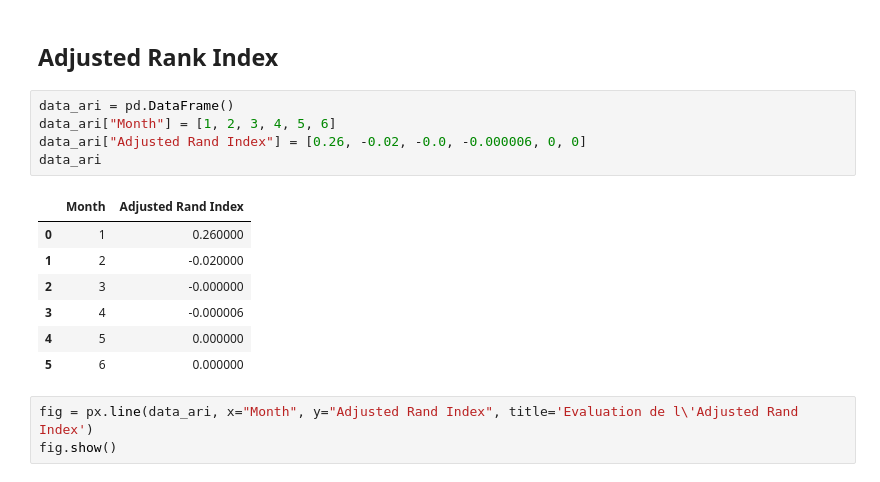
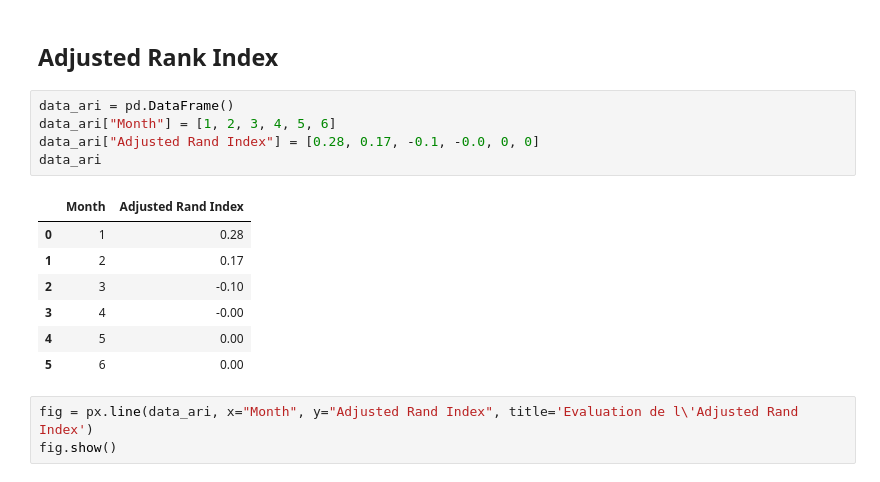
Before and after one commit to Sylvariane/segmentez_les_clients, a Jupyter notebook: POlist_Annexes.ipynb, the cells around one changed output. Cells and saved outputs as stored; diff of their text form.

```diff
--- a/POlist_Annexes.ipynb
+++ b/POlist_Annexes.ipynb
@@ -104,16 +104,16 @@ df_customers.head()
 # %%
 data_ari = pd.DataFrame()
 data_ari["Month"] = [1, 2, 3, 4, 5, 6]
-data_ari["Adjusted Rand Index"] = [0.26, -0.02, -0.0, -0.000006, 0, 0]
+data_ari["Adjusted Rand Index"] = [0.28, 0.17, -0.1, -0.0, 0, 0]
 data_ari
 # %% [output]
 |  | Month | Adjusted Rand Index |
-| 0 | 1 | 0.260000 |
-| 1 | 2 | -0.020000 |
-| 2 | 3 | -0.000000 |
-| 3 | 4 | -0.000006 |
-| 4 | 5 | 0.000000 |
-| 5 | 6 | 0.000000 |
+| 0 | 1 | 0.28 |
+| 1 | 2 | 0.17 |
+| 2 | 3 | -0.10 |
+| 3 | 4 | -0.00 |
+| 4 | 5 | 0.00 |
+| 5 | 6 | 0.00 |
 # %%
 fig = px.line(data_ari, x="Month", y="Adjusted Rand Index", title='Evaluation de l\'Adjusted Rand Index')
 fig.show()
```
Also changed, not shown: parts of 5 cells of this notebook.
